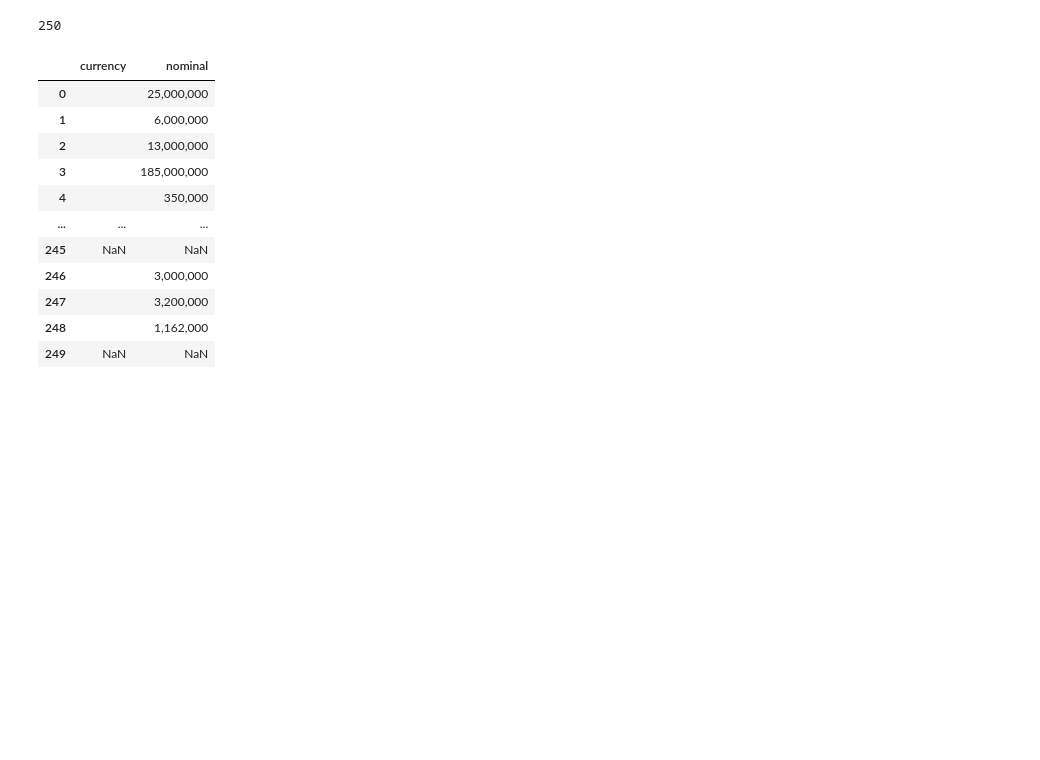
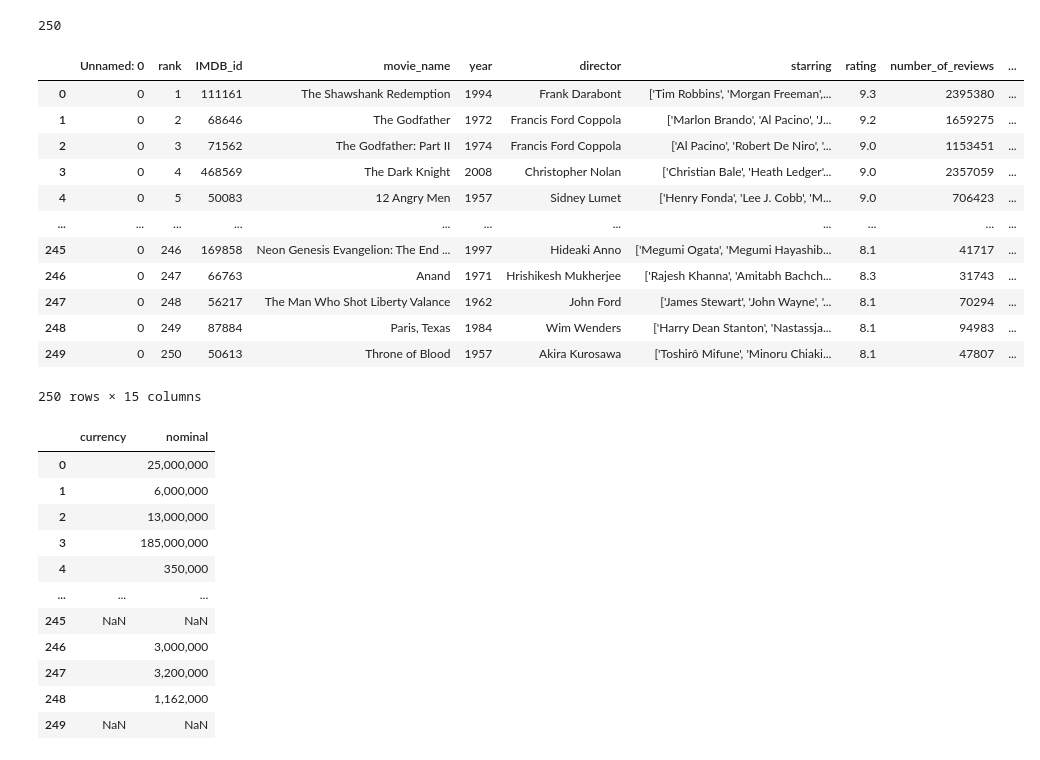
Before and after one commit to moritzdaendliker/IMDBscraper_and_analysis, a Jupyter notebook: Data Preparation & descriptive statistics.ipynb, the cells around one changed output. Saved outputs shown, nothing was run; the diff lists cells and outputs as text; code cells hidden in the pictures; blank space fills up the shorter version.

```diff
--- a/Data Preparation & descriptive statistics.ipynb
+++ b/Data Preparation & descriptive statistics.ipynb
@@ -22,6 +22,22 @@ imdb_top_movies = imdb_top_movies.dropna( axis=0, how='all')
 len(imdb_top_movies)
 # %% [output]
 250
+# %%
+imdb_top_movies
+# %% [output]
+|  | Unnamed: 0 | rank | IMDB_id | movie_name | year | director | starring | rating | number_of_reviews | ... |
+| 0 | 0 | 1 | 111161 | The Shawshank Redemption | 1994 | Frank Darabont | ['Tim Robbins', 'Morgan Freeman',... | 9.3 | 2395380 | ... |
+| 1 | 0 | 2 | 68646 | The Godfather | 1972 | Francis Ford Coppola | ['Marlon Brando', 'Al Pacino', 'J... | 9.2 | 1659275 | ... |
+| 2 | 0 | 3 | 71562 | The Godfather: Part II | 1974 | Francis Ford Coppola | ['Al Pacino', 'Robert De Niro', '... | 9.0 | 1153451 | ... |
+| 3 | 0 | 4 | 468569 | The Dark Knight | 2008 | Christopher Nolan | ['Christian Bale', 'Heath Ledger'... | 9.0 | 2357059 | ... |
+| 4 | 0 | 5 | 50083 | 12 Angry Men | 1957 | Sidney Lumet | ['Henry Fonda', 'Lee J. Cobb', 'M... | 9.0 | 706423 | ... |
+| ... | ... | ... | ... | ... | ... | ... | ... | ... | ... | ... |
+| 245 | 0 | 246 | 169858 | Neon Genesis Evangelion: The End ... | 1997 | Hideaki Anno | ['Megumi Ogata', 'Megumi Hayashib... | 8.1 | 41717 | ... |
+| 246 | 0 | 247 | 66763 | Anand | 1971 | Hrishikesh Mukherjee | ['Rajesh Khanna', 'Amitabh Bachch... | 8.3 | 31743 | ... |
+| 247 | 0 | 248 | 56217 | The Man Who Shot Liberty Valance | 1962 | John Ford | ['James Stewart', 'John Wayne', '... | 8.1 | 70294 | ... |
+| 248 | 0 | 249 | 87884 | Paris, Texas | 1984 | Wim Wenders | ['Harry Dean Stanton', 'Nastassja... | 8.1 | 94983 | ... |
+| 249 | 0 | 250 | 50613 | Throne of Blood | 1957 | Akira Kurosawa | ['Toshirô Mifune', 'Minoru Chiaki... | 8.1 | 47807 | ... |
+250 rows × 15 columns
 # %%
 imdb_top_movies[['currency', 'nominal']] = imdb_top_movies['budget'].str.split(r'\D+', 1, expand=True)
 # %%
```
Also changed, not shown: parts of 3 cells of this notebook.
